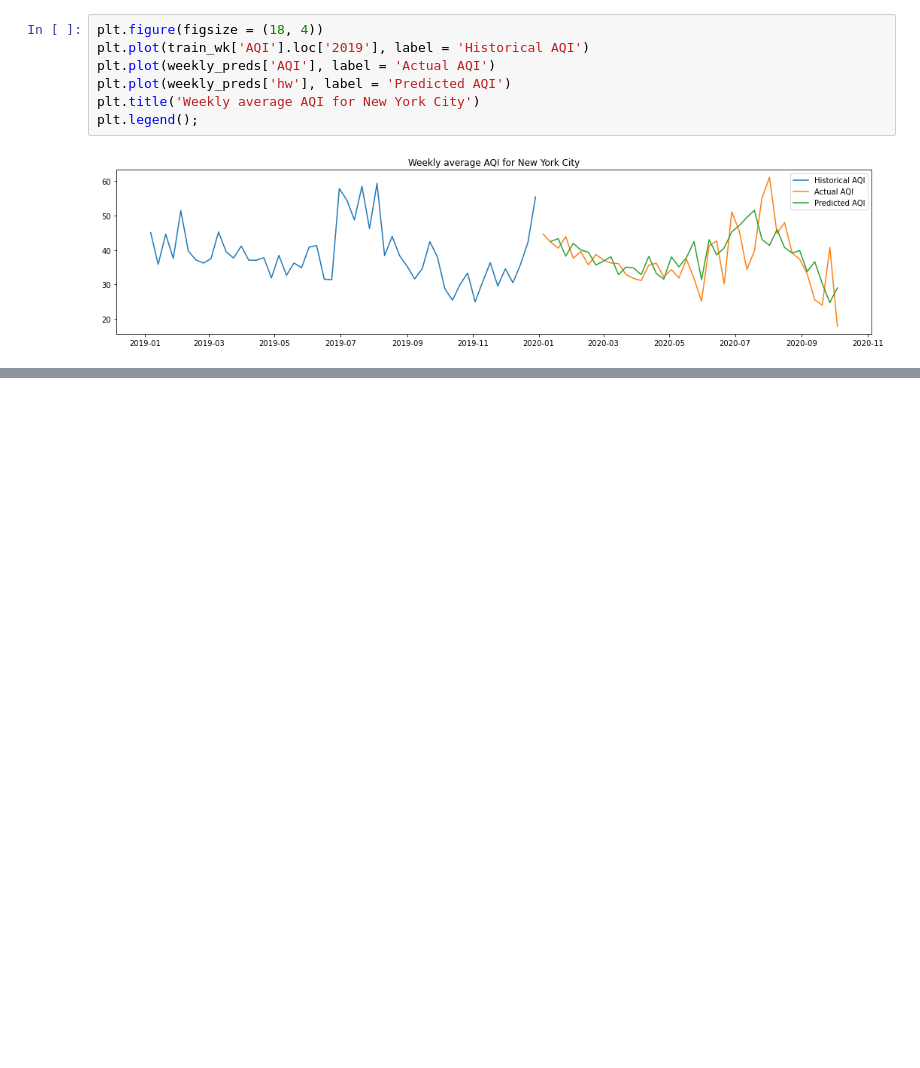
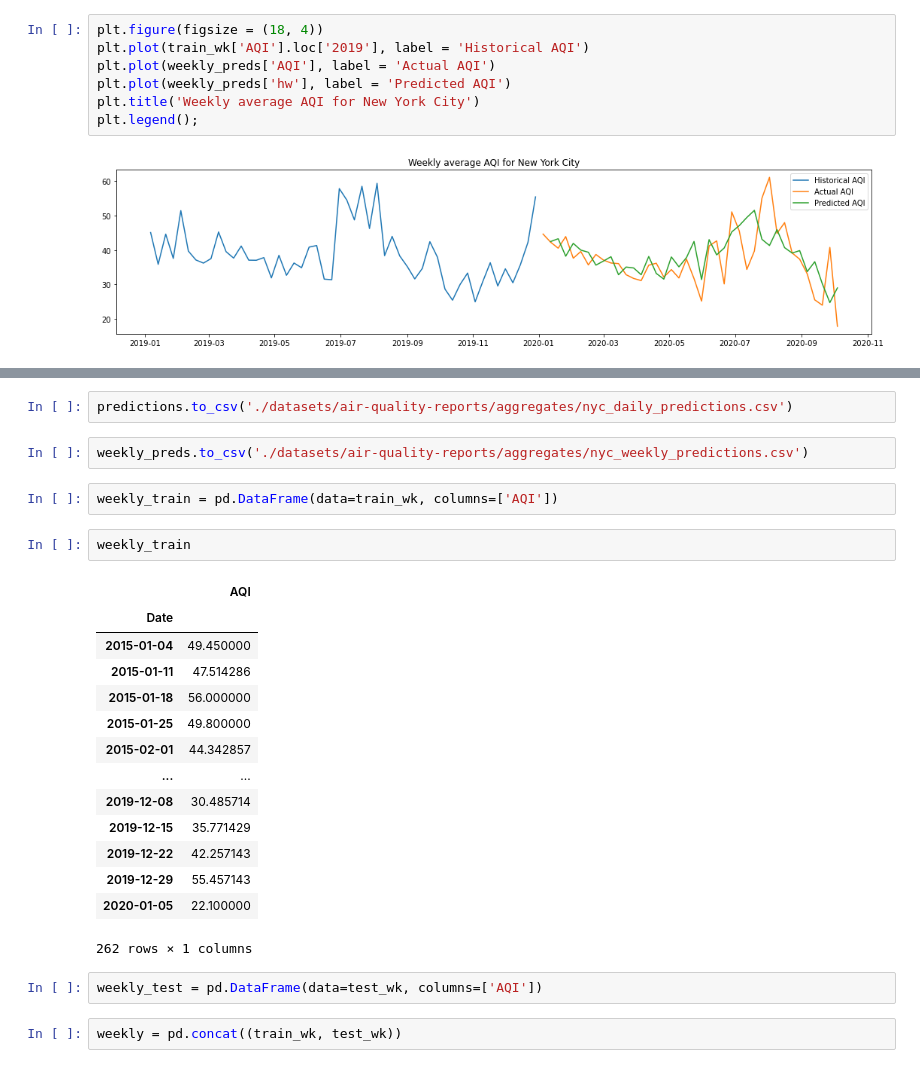
Before and after one commit to transcriptive/covid-aqi, a Jupyter notebook: NYC-notebooks/NYC-time-series-work.ipynb, the cells around one changed output, grey strips where cells are left out. Saved outputs shown, nothing was run; the diff lists cells and outputs as text; blank space fills up the shorter version.

```diff
--- a/NYC-time-series-work.ipynb
+++ b/NYC-notebooks/NYC-time-series-work.ipynb
@@ -178,0 +219,27 @@ plt.legend();
+# %%
+predictions.to_csv('./datasets/air-quality-reports/aggregates/nyc_daily_predictions.csv')
+# %%
+weekly_preds.to_csv('./datasets/air-quality-reports/aggregates/nyc_weekly_predictions.csv')
+# %%
+weekly_train = pd.DataFrame(data=train_wk, columns=['AQI'])
+# %%
+weekly_train
+# %% [output]
+|  | AQI |
+| Date |  |
+| 2015-01-04 | 49.450000 |
+| 2015-01-11 | 47.514286 |
+| 2015-01-18 | 56.000000 |
+| 2015-01-25 | 49.800000 |
+| 2015-02-01 | 44.342857 |
+| ... | ... |
+| 2019-12-08 | 30.485714 |
+| 2019-12-15 | 35.771429 |
+| 2019-12-22 | 42.257143 |
+| 2019-12-29 | 55.457143 |
+| 2020-01-05 | 22.100000 |
+262 rows × 1 columns
+# %%
+weekly_test = pd.DataFrame(data=test_wk, columns=['AQI'])
+# %%
+weekly = pd.concat((train_wk, test_wk))
```
Also changed, not shown: parts of 7 cells of this notebook, 2 other files.
